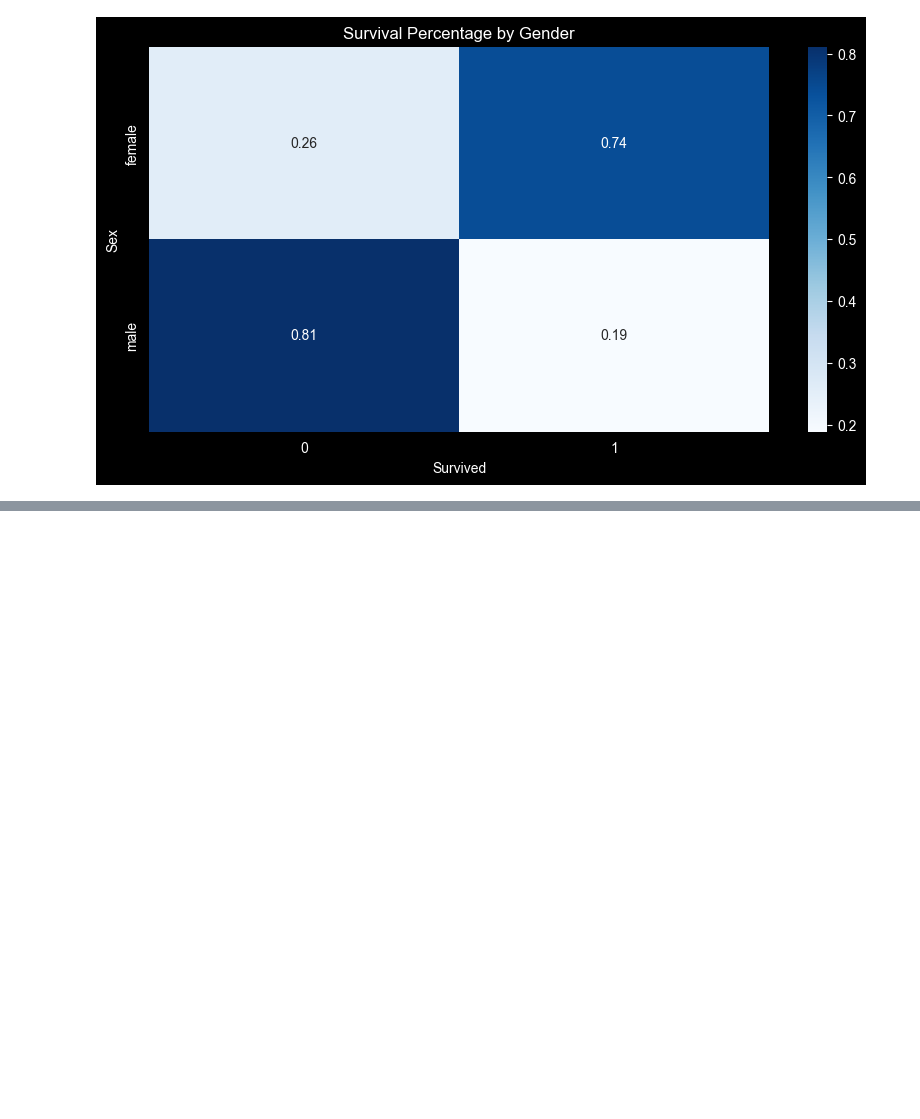
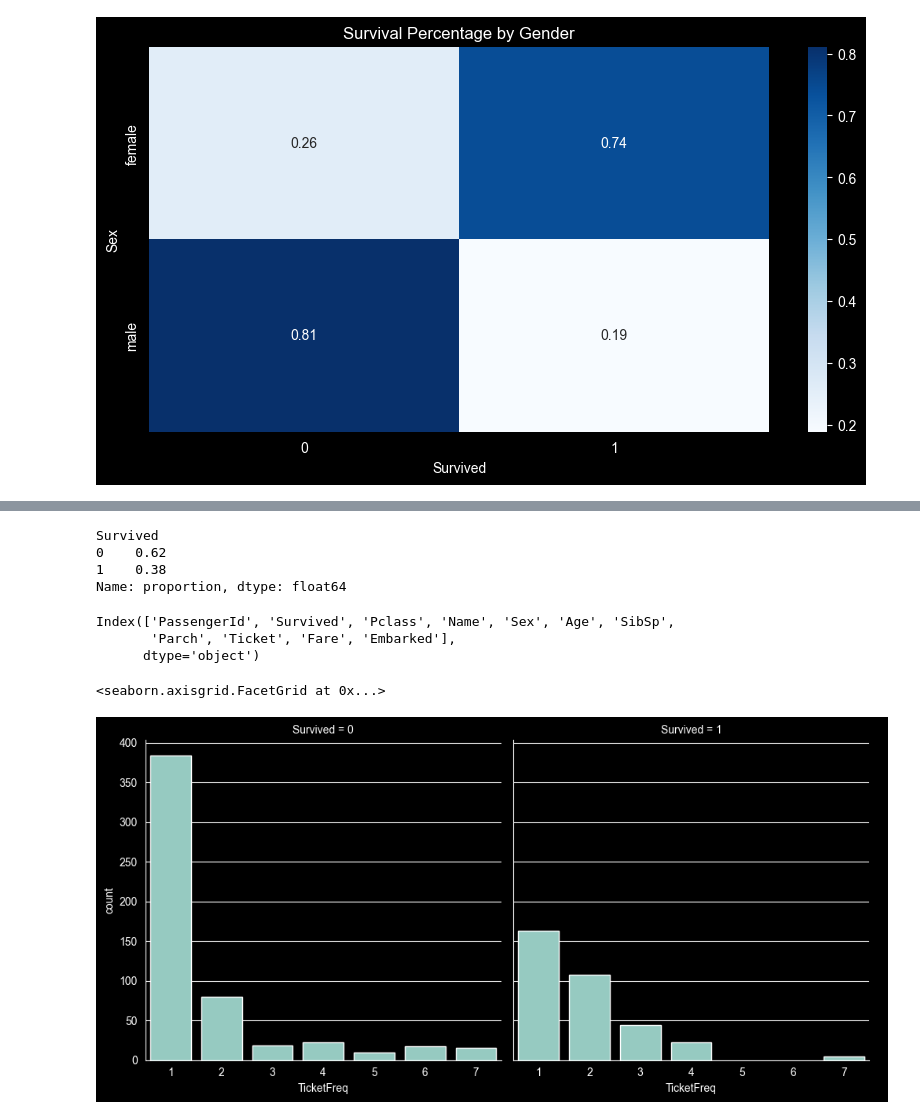
Before and after one commit to loplop05/Titanic-Survaival-Classification, a Jupyter notebook: TitanicClassification.ipynb, the cells around one changed output, grey strips where cells are left out. Cells and saved outputs as stored; diff of their text form; code cells hidden in the pictures; blank space fills up the shorter version.

```diff
--- a/TitanicClassification.ipynb
+++ b/TitanicClassification.ipynb
@@ -176,0 +177,26 @@ cross.plot(kind='bar')
+# %%
+df['Survived'].value_counts(normalize=True).round(2)
+# %% [output]
+Survived
+0    0.62
+1    0.38
+Name: proportion, dtype: float64
+# %%
+df.columns
+# %% [output]
+Index(['PassengerId', 'Survived', 'Pclass', 'Name', 'Sex', 'Age', 'SibSp',
+       'Parch', 'Ticket', 'Fare', 'Embarked'],
+      dtype='object')
+# %%
+ticket_counts = df['Ticket'].value_counts()
+
+df['TicketFreq'] = df['Ticket'].map(ticket_counts)
+sns.catplot(
+    data=df,
+    x='TicketFreq',
+    col='Survived',
+    kind='count'
+)
+# %% [output]
+<seaborn.axisgrid.FacetGrid at 0x...>
+[figure, added]
```
Also changed, not shown: parts of 26 cells of this notebook.
